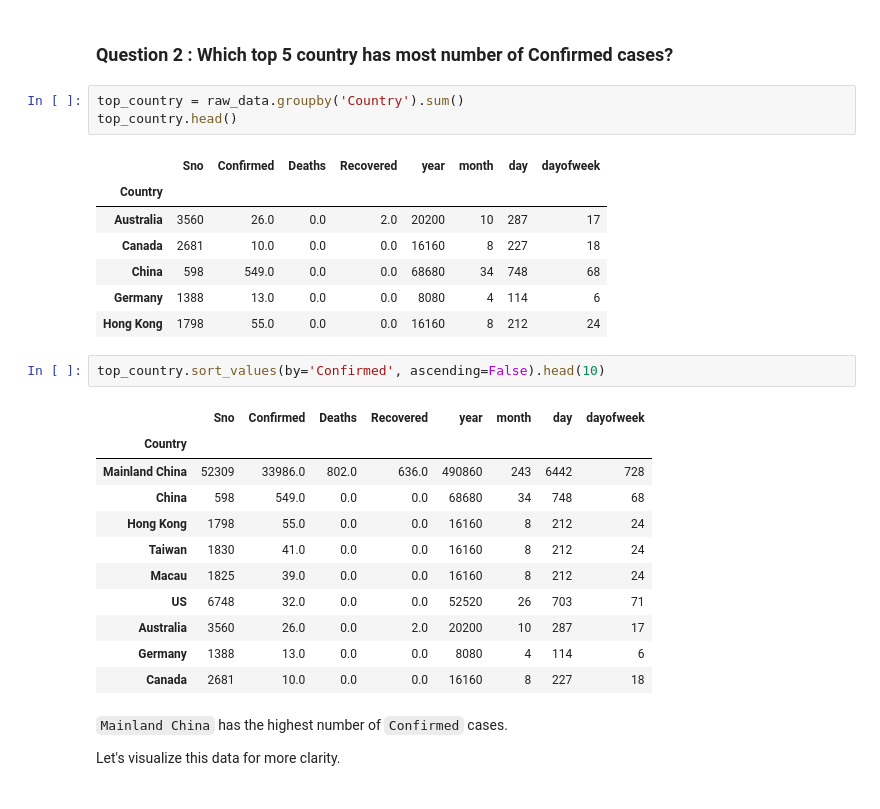
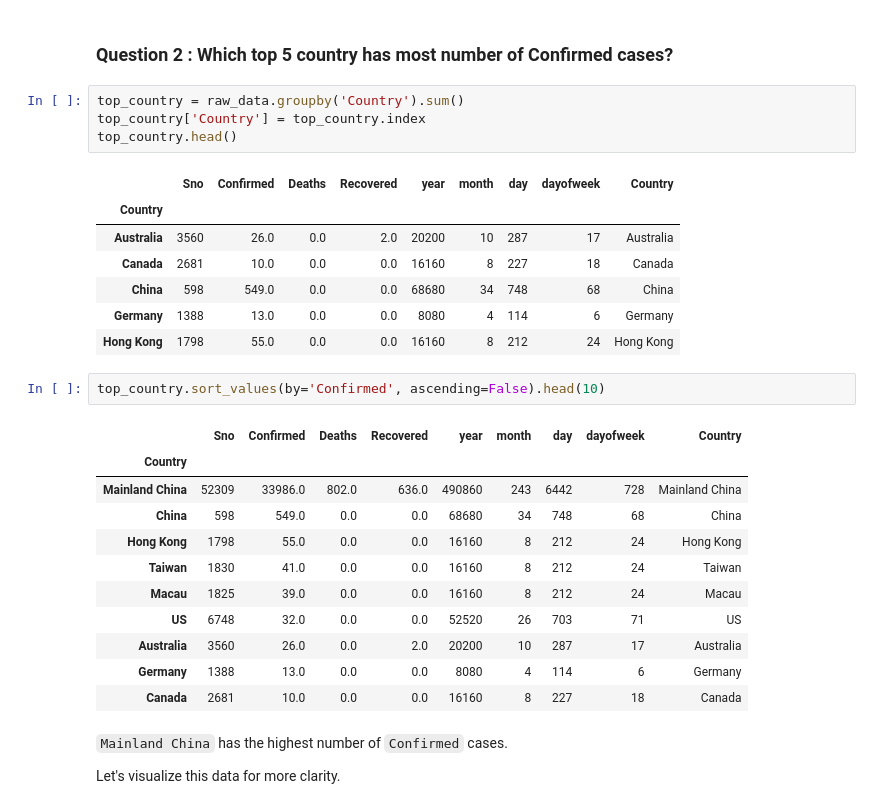
Before and after one commit to sanjog-yadav/Navel-Corona-Virus, a Jupyter notebook: Novel_Corona_Virus_EDA.ipynb, the cells around one changed output. Saved outputs shown, nothing was run; the diff lists cells and outputs as text.

```diff
--- a/Novel_Corona_Virus_EDA.ipynb
+++ b/Novel_Corona_Virus_EDA.ipynb
@@ -202,29 +224,30 @@ The death percentage among the Confirmed cases is only `2.3%`. The severity leve
 ### Question 2 : Which top 5 country has most number of Confirmed cases?
 # %%
 top_country = raw_data.groupby('Country').sum()
+top_country['Country'] = top_country.index
 top_country.head()
 # %% [output]
-|  | Sno | Confirmed | Deaths | Recovered | year | month | day | dayofweek |
-| Country |  |  |  |  |  |  |  |  |
-| Australia | 3560 | 26.0 | 0.0 | 2.0 | 20200 | 10 | 287 | 17 |
-| Canada | 2681 | 10.0 | 0.0 | 0.0 | 16160 | 8 | 227 | 18 |
-| China | 598 | 549.0 | 0.0 | 0.0 | 68680 | 34 | 748 | 68 |
-| Germany | 1388 | 13.0 | 0.0 | 0.0 | 8080 | 4 | 114 | 6 |
-| Hong Kong | 1798 | 55.0 | 0.0 | 0.0 | 16160 | 8 | 212 | 24 |
+|  | Sno | Confirmed | Deaths | Recovered | year | month | day | dayofweek | Country |
+| Country |  |  |  |  |  |  |  |  |  |
+| Australia | 3560 | 26.0 | 0.0 | 2.0 | 20200 | 10 | 287 | 17 | Australia |
+| Canada | 2681 | 10.0 | 0.0 | 0.0 | 16160 | 8 | 227 | 18 | Canada |
+| China | 598 | 549.0 | 0.0 | 0.0 | 68680 | 34 | 748 | 68 | China |
+| Germany | 1388 | 13.0 | 0.0 | 0.0 | 8080 | 4 | 114 | 6 | Germany |
+| Hong Kong | 1798 | 55.0 | 0.0 | 0.0 | 16160 | 8 | 212 | 24 | Hong Kong |
 # %%
 top_country.sort_values(by='Confirmed', ascending=False).head(10)
 # %% [output]
-|  | Sno | Confirmed | Deaths | Recovered | year | month | day | dayofweek |
-| Country |  |  |  |  |  |  |  |  |
-| Mainland China | 52309 | 33986.0 | 802.0 | 636.0 | 490860 | 243 | 6442 | 728 |
-| China | 598 | 549.0 | 0.0 | 0.0 | 68680 | 34 | 748 | 68 |
-| Hong Kong | 1798 | 55.0 | 0.0 | 0.0 | 16160 | 8 | 212 | 24 |
-| Taiwan | 1830 | 41.0 | 0.0 | 0.0 | 16160 | 8 | 212 | 24 |
-| Macau | 1825 | 39.0 | 0.0 | 0.0 | 16160 | 8 | 212 | 24 |
-| US | 6748 | 32.0 | 0.0 | 0.0 | 52520 | 26 | 703 | 71 |
-| Australia | 3560 | 26.0 | 0.0 | 2.0 | 20200 | 10 | 287 | 17 |
-| Germany | 1388 | 13.0 | 0.0 | 0.0 | 8080 | 4 | 114 | 6 |
-| Canada | 2681 | 10.0 | 0.0 | 0.0 | 16160 | 8 | 227 | 18 |
+|  | Sno | Confirmed | Deaths | Recovered | year | month | day | dayofweek | Country |
+| Country |  |  |  |  |  |  |  |  |  |
+| Mainland China | 52309 | 33986.0 | 802.0 | 636.0 | 490860 | 243 | 6442 | 728 | Mainland China |
+| China | 598 | 549.0 | 0.0 | 0.0 | 68680 | 34 | 748 | 68 | China |
+| Hong Kong | 1798 | 55.0 | 0.0 | 0.0 | 16160 | 8 | 212 | 24 | Hong Kong |
+| Taiwan | 1830 | 41.0 | 0.0 | 0.0 | 16160 | 8 | 212 | 24 | Taiwan |
+| Macau | 1825 | 39.0 | 0.0 | 0.0 | 16160 | 8 | 212 | 24 | Macau |
+| US | 6748 | 32.0 | 0.0 | 0.0 | 52520 | 26 | 703 | 71 | US |
+| Australia | 3560 | 26.0 | 0.0 | 2.0 | 20200 | 10 | 287 | 17 | Australia |
+| Germany | 1388 | 13.0 | 0.0 | 0.0 | 8080 | 4 | 114 | 6 | Germany |
+| Canada | 2681 | 10.0 | 0.0 | 0.0 | 16160 | 8 | 227 | 18 | Canada |
 # %% [markdown]
 `Mainland China` has the highest number of `Confirmed` cases.
 
```
Also changed, not shown: parts of 22 cells of this notebook.
